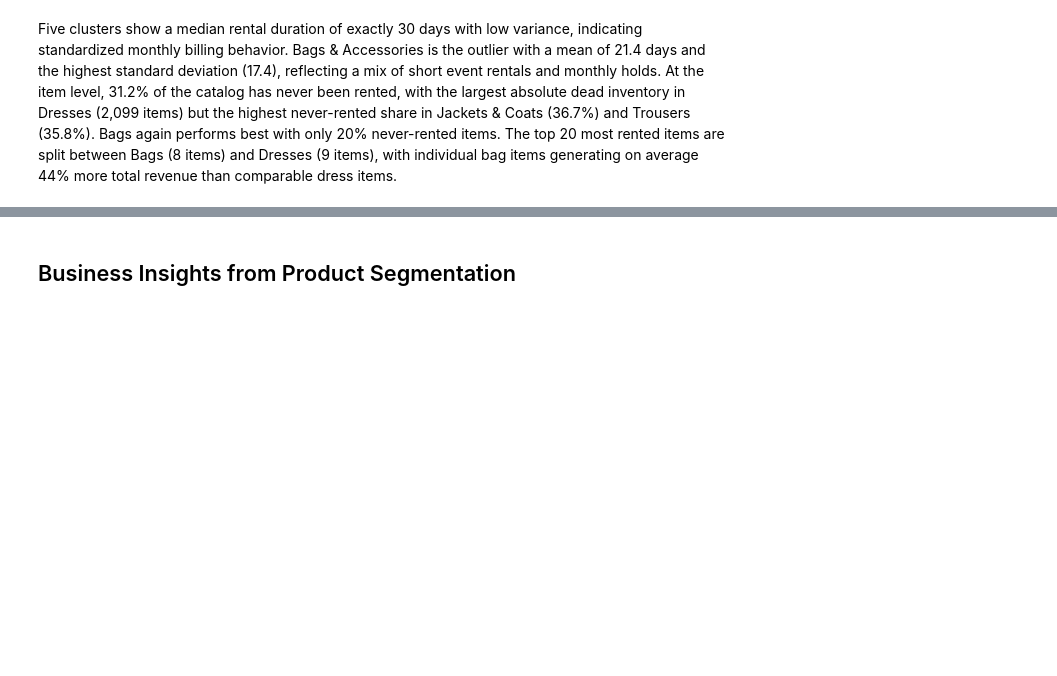
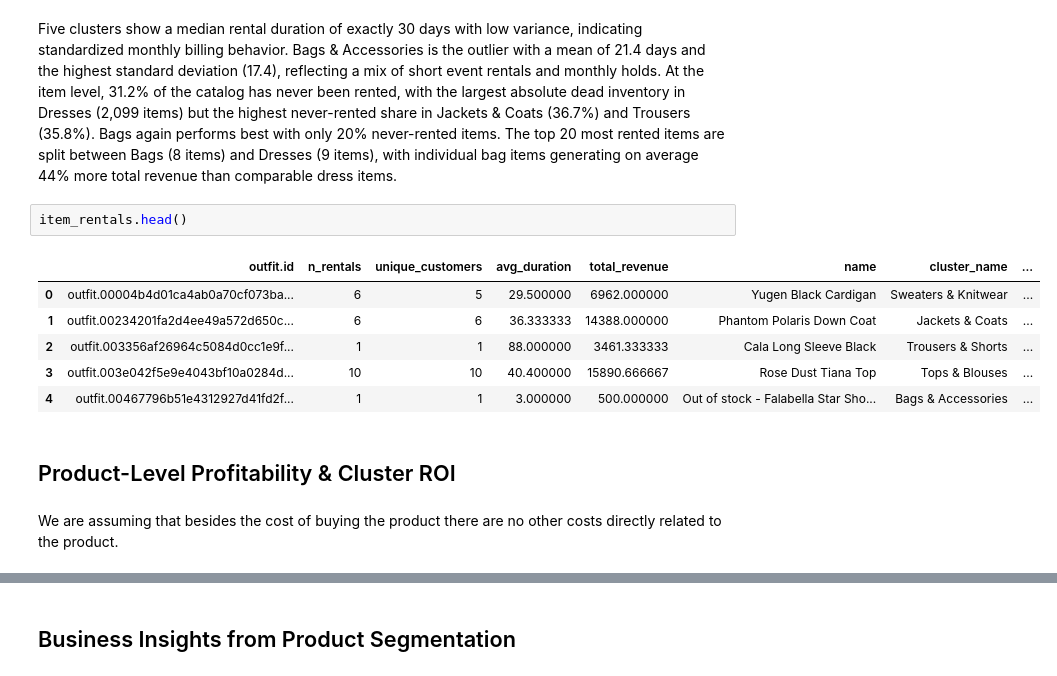
Before and after one commit to juliusatgit/Marketing-Analytics, a Jupyter notebook: notebooks/02_Business_Profiling.ipynb, the cells around one changed output, grey strips where cells are left out. Drawn from its saved outputs; the diff is of its cells as text; blank space fills up the shorter version.

```diff
--- a/notebooks/02_Business_Profiling.ipynb
+++ b/notebooks/02_Business_Profiling.ipynb
@@ -896,3 +896,16 @@ Items rented >20 times: 240
 6664  Black Classic Square Mini Bag  Bags & Accessories         60                42        68046.0
 # %% [markdown]
 Five clusters show a median rental duration of exactly 30 days with low variance, indicating standardized monthly billing behavior. Bags & Accessories is the outlier with a mean of 21.4 days and the highest standard deviation (17.4), reflecting a mix of short event rentals and monthly holds. At the item level, 31.2% of the catalog has never been rented, with the largest absolute dead inventory in Dresses (2,099 items) but the highest never-rented share in Jackets & Coats (36.7%) and Trousers (35.8%). Bags again performs best with only 20% never-rented items. The top 20 most rented items are split between Bags (8 items) and Dresses (9 items), with individual bag items generating on average 44% more total revenue than comparable dress items.
+# %%
+item_rentals.head()
+# %% [output]
+|  | outfit.id | n_rentals | unique_customers | avg_duration | total_revenue | name | cluster_name | ... |
+| 0 | outfit.00004b4d01ca4ab0a70cf073ba... | 6 | 5 | 29.500000 | 6962.000000 | Yugen Black Cardigan | Sweaters & Knitwear | ... |
+| 1 | outfit.00234201fa2d4ee49a572d650c... | 6 | 6 | 36.333333 | 14388.000000 | Phantom Polaris Down Coat | Jackets & Coats | ... |
+| 2 | outfit.003356af26964c5084d0cc1e9f... | 1 | 1 | 88.000000 | 3461.333333 | Cala Long Sleeve Black | Trousers & Shorts | ... |
+| 3 | outfit.003e042f5e9e4043bf10a0284d... | 10 | 10 | 40.400000 | 15890.666667 | Rose Dust Tiana Top | Tops & Blouses | ... |
+| 4 | outfit.00467796b51e4312927d41fd2f... | 1 | 1 | 3.000000 | 500.000000 | Out of stock - Falabella Star Sho... | Bags & Accessories | ... |
+# %% [markdown]
+## Product-Level Profitability & Cluster ROI
+# %% [markdown]
+We are assuming that besides the cost of buying the product there are no other costs directly related to the product.
```
Also changed, not shown: parts of 4 cells of this notebook.
